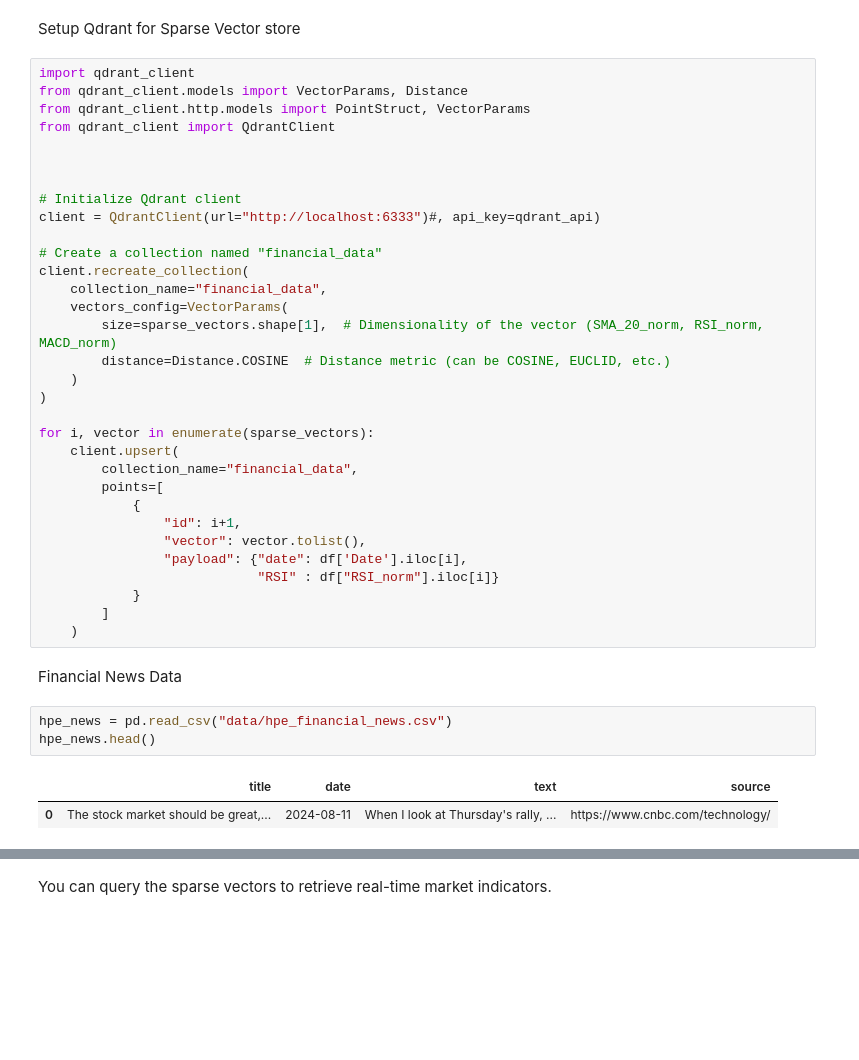
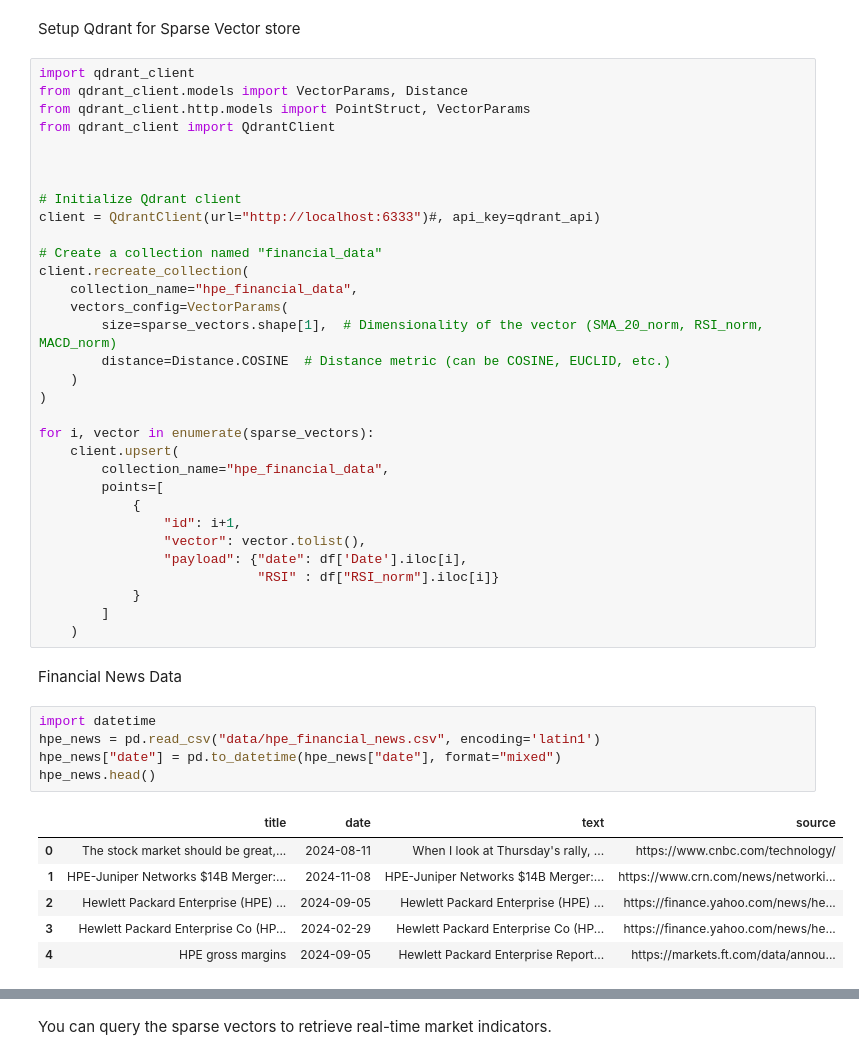
Before and after one commit to g3saranath/Analysis-with-Dense-and-Sparse-Vector, a Jupyter notebook: financial_analysis_hpe.ipynb, the cells around one changed output, grey strips where cells are left out. Saved outputs shown, nothing was run; the diff lists cells and outputs as text; blank space fills up the shorter version.

Commit message:
Data and Experiments run for HPE

```diff
--- a/financial_analysis_hpe.ipynb
+++ b/financial_analysis_hpe.ipynb
@@ -108,7 +108,7 @@ client = QdrantClient(url="http://localhost:6333")#, api_key=qdrant_api)
 
 # Create a collection named "financial_data"
 client.recreate_collection(
-    collection_name="financial_data",
+    collection_name="hpe_financial_data",
     vectors_config=VectorParams(
         size=sparse_vectors.shape[1],  # Dimensionality of the vector (SMA_20_norm, RSI_norm, MACD_norm)
         distance=Distance.COSINE  # Distance metric (can be COSINE, EUCLID, etc.)
@@ -117,7 +117,7 @@ client.recreate_collection(
 
 for i, vector in enumerate(sparse_vectors):
     client.upsert(
-        collection_name="financial_data",
+        collection_name="hpe_financial_data",
         points=[
             {
                 "id": i+1,
@@ -130,11 +130,17 @@ for i, vector in enumerate(sparse_vectors):
 # %% [markdown]
 Financial News Data
 # %%
-hpe_news = pd.read_csv("data/hpe_financial_news.csv")
+import datetime
+hpe_news = pd.read_csv("data/hpe_financial_news.csv", encoding='latin1')
+hpe_news["date"] = pd.to_datetime(hpe_news["date"], format="mixed")
 hpe_news.head()
 # %% [output]
 |  | title | date | text | source |
 | 0 | The stock market should be great,... | 2024-08-11 | When I look at Thursday's rally, ... | https://www.cnbc.com/technology/ |
+| 1 | HPE-Juniper Networks $14B Merger:... | 2024-11-08 | HPE-Juniper Networks $14B Merger:... | https://www.crn.com/news/networki... |
+| 2 | Hewlett Packard Enterprise (HPE) ... | 2024-09-05 | Hewlett Packard Enterprise (HPE) ... | https://finance.yahoo.com/news/he... |
+| 3 | Hewlett Packard Enterprise Co (HP... | 2024-02-29 | Hewlett Packard Enterprise Co (HP... | https://finance.yahoo.com/news/he... |
+| 4 | HPE gross margins | 2024-09-05 | Hewlett Packard Enterprise Report... | https://markets.ft.com/data/annou... |
 # %%
 ## Creating Dense Vectors for News Articles
 from sentence_transformers import SentenceTransformer
```
Also changed, not shown: parts of 9 cells of this notebook, 4 other files.
